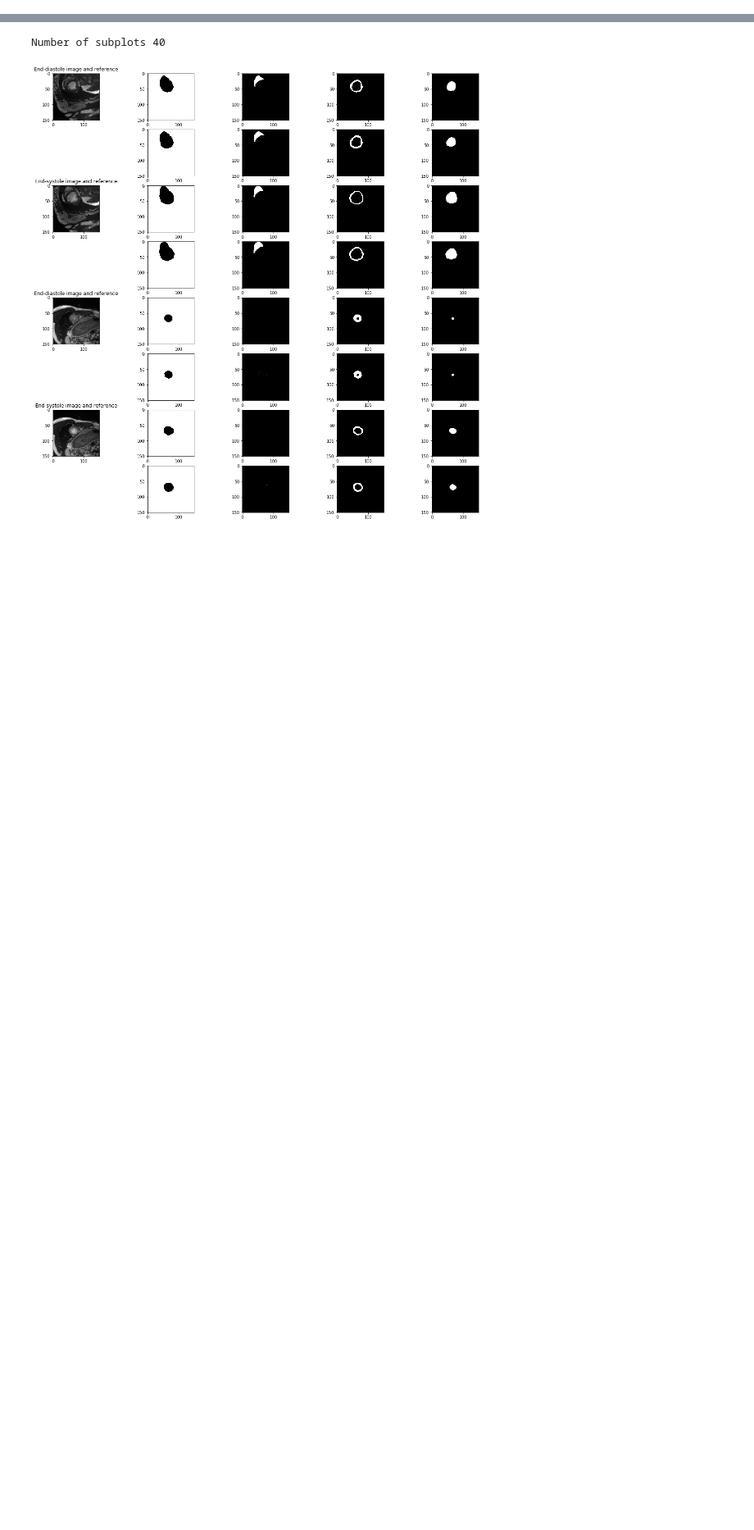
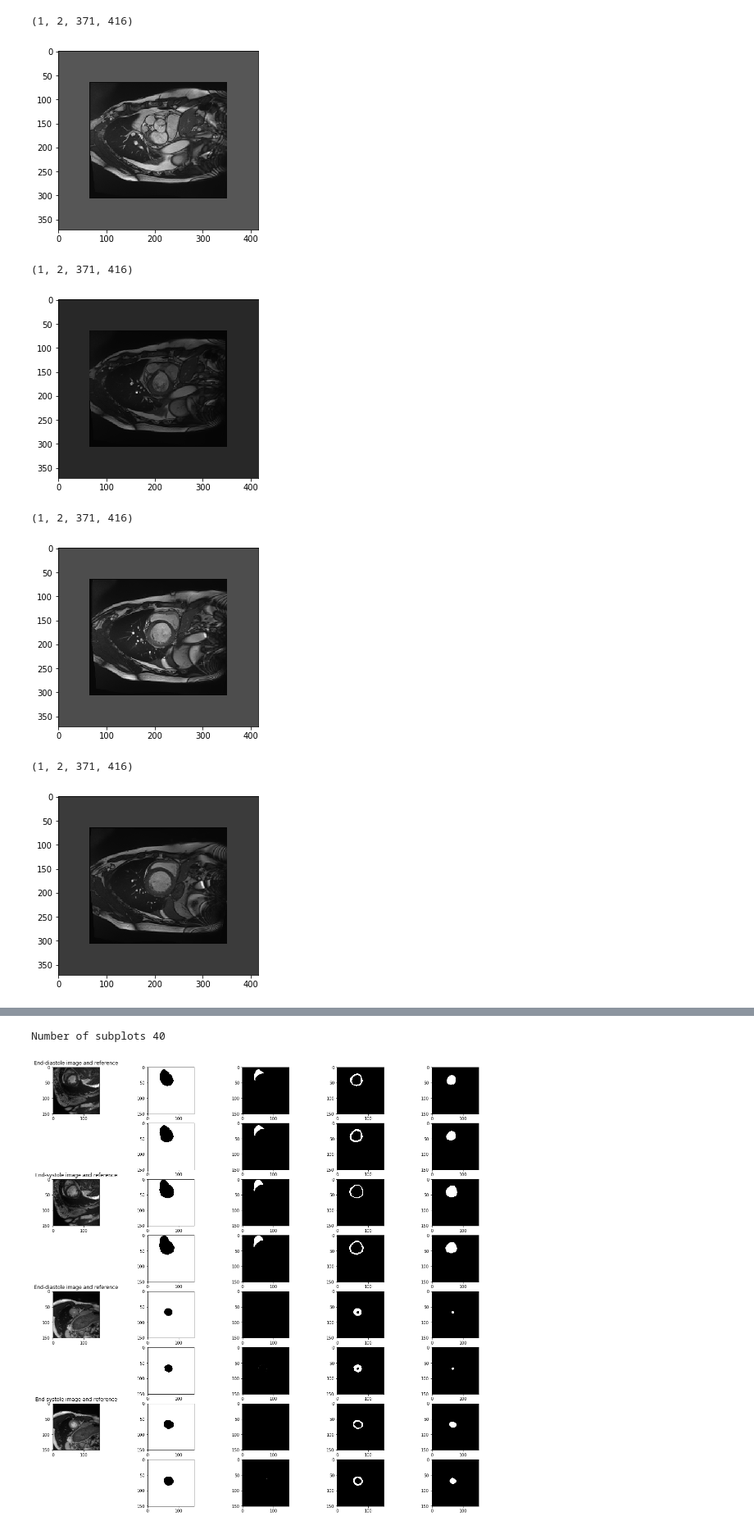
Before and after one commit to toologicbv/dcnn_acdc, a Jupyter notebook: notebooks/eval_experiment.ipynb, the cells around one changed output, grey strips where cells are left out. Shown at 82% size. Drawn from its saved outputs; the diff is of its cells as text; code cells hidden in the pictures; blank space fills up the shorter version.

Commit message:
still busy with TestHandler for MC dropout

```diff
--- a/notebooks/eval_experiment.ipynb
+++ b/notebooks/eval_experiment.ipynb
@@ -54,0 +69,4 @@ Load from /home/jorg/repository/dcnn_acdc/logs/20180215_11_55_00_dcnnv1_150000E_
+# %%
+print(exper_hdl.exper.config.data_dir)
+test_set = ACDC2017TestHandler(exper_config=config, search_mask=config.dflt_image_name + ".mhd", fold_ids=[0],
+                               debug=False, batch_size=2, use_cuda=True)
@@ -54,0 +149,17 @@ Load from /home/jorg/repository/dcnn_acdc/logs/20180215_11_55_00_dcnnv1_150000E_
+# %%
+test_set.generate_batch(image_num=1, use_labels=True)
+
+for batch_image, batch_labels in test_set.batch_generator():
+    batch_image = batch_image.data.cpu().numpy()
+    print(batch_image.shape)
+    plt.imshow(batch_image[0,0], cmap=cm.gray)
+    plt.show()
+# %% [output]
+(1, 2, 371, 416)
+[figure, added]
+(1, 2, 371, 416)
+[figure, added]
+(1, 2, 371, 416)
+[figure, added]
+(1, 2, 371, 416)
+[figure, added]
```
Also changed, not shown: parts of 13 cells of this notebook, 13 other files.
